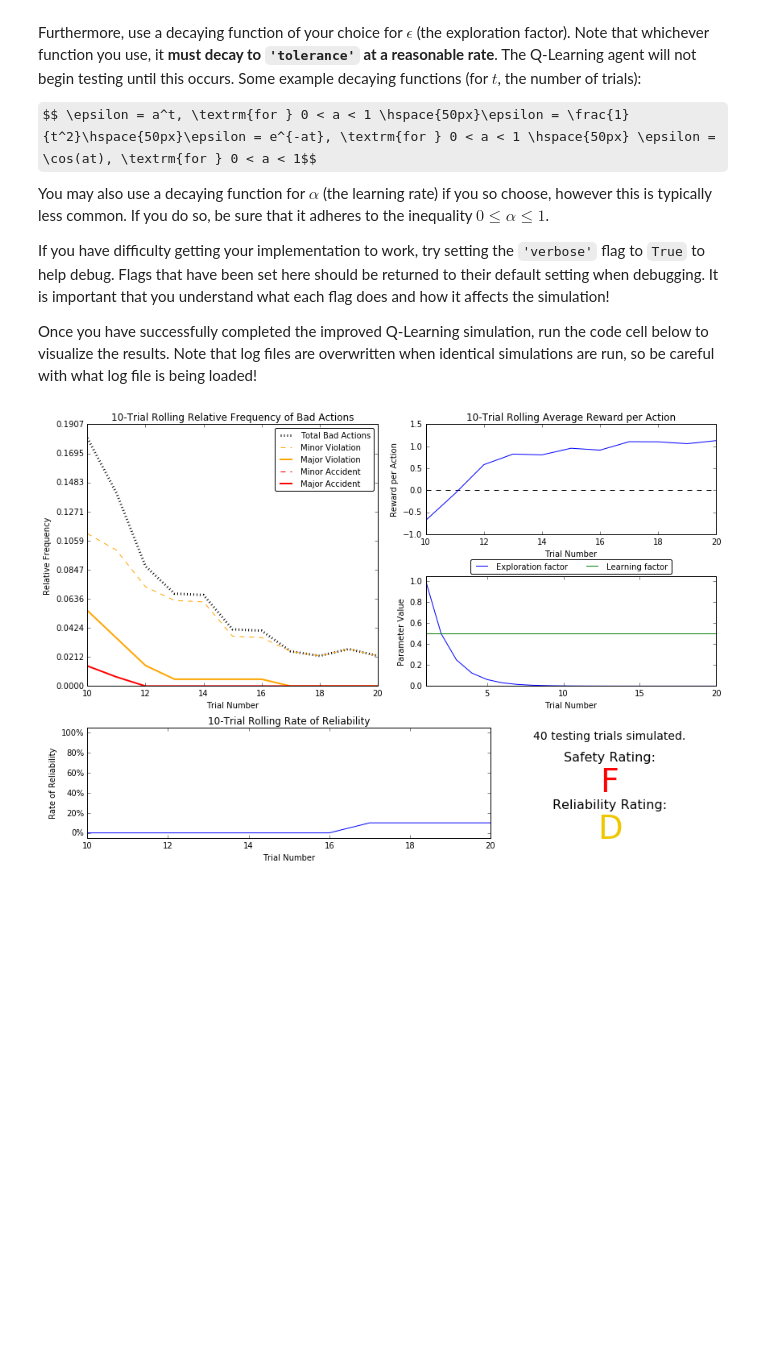
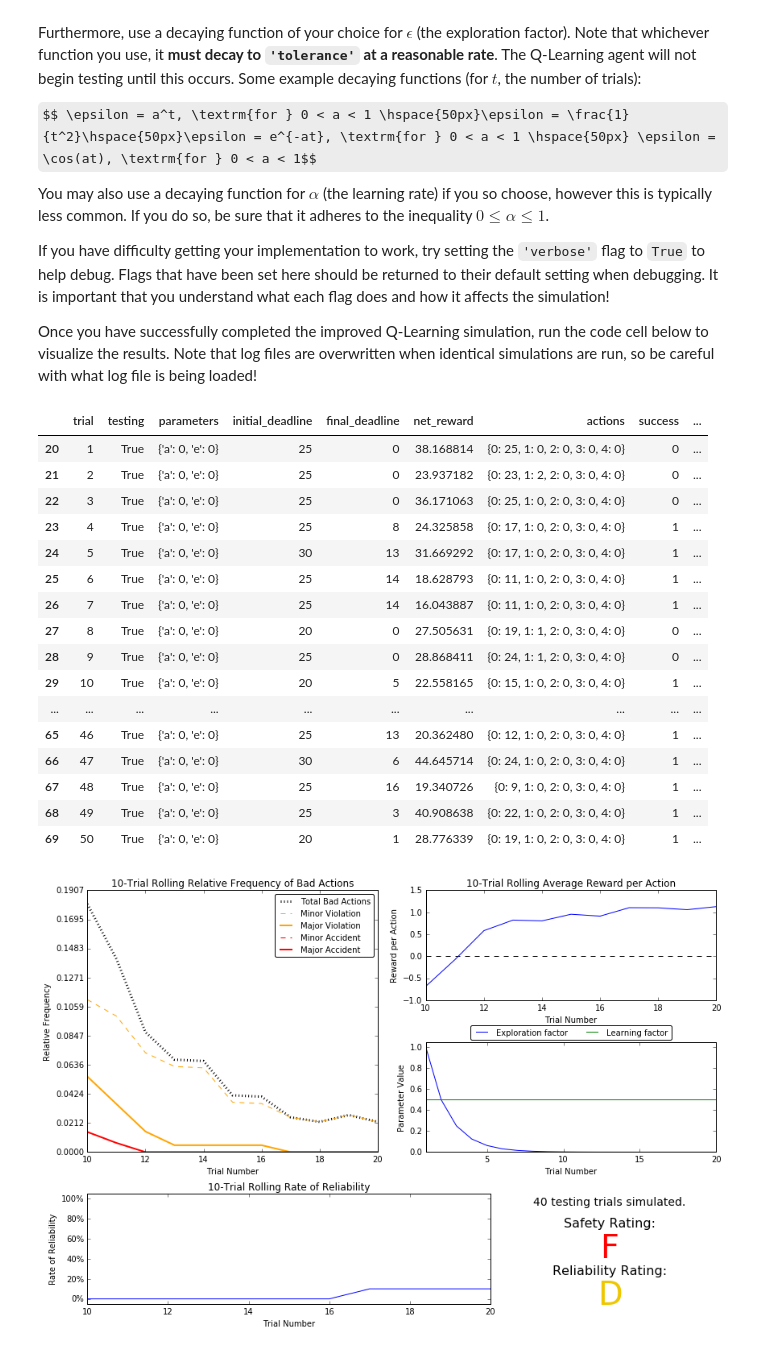
Before and after one commit to vhquang/machine-learning, a Jupyter notebook: projects/smartcab/smartcab.ipynb, the cells around one changed output. Cells and saved outputs as stored; diff of their text form; code cells hidden in the pictures; some formulas as TeX source; blank space fills up the shorter version.

Commit message:
write report function

```diff
--- a/projects/smartcab/smartcab.ipynb
+++ b/projects/smartcab/smartcab.ipynb
@@ -247,6 +248,39 @@ You may also use a decaying function for $\alpha$ (the learning rate) if you so
 If you have difficulty getting your implementation to work, try setting the `'verbose'` flag to `True` to help debug. Flags that have been set here should be returned to their default setting when debugging. It is important that you understand what each flag does and how it affects the simulation!
 
 Once you have successfully completed the improved Q-Learning simulation, run the code cell below to visualize the results. Note that log files are overwritten when identical simulations are run, so be careful with what log file is being loaded!
+# %%
+def load_test_report(filename):
+    df = pd.read_csv('logs/' + filename)
+    df = df[df['testing'] == True]
+    df['actions'] = df['actions'].apply(lambda st: eval(st))
+    df['major_violation'] = df['actions'].apply(lambda x: x[2])
+    df['minor_violation'] = df['actions'].apply(lambda x: x[1])
+    df['minor_accident'] = df['actions'].apply(lambda x: x[3])
+    df['major_accident'] = df['actions'].apply(lambda x: x[4])
+    return df
+
+df = load_test_report('sim_improved-learning.csv')
+# m = df.loc[:, ['action_dict']]
+# m.iloc[0]
+df
+# %% [output]
+|  | trial | testing | parameters | initial_deadline | final_deadline | net_reward | actions | success | ... |
+| 20 | 1 | True | {'a': 0, 'e': 0} | 25 | 0 | 38.168814 | {0: 25, 1: 0, 2: 0, 3: 0, 4: 0} | 0 | ... |
+| 21 | 2 | True | {'a': 0, 'e': 0} | 25 | 0 | 23.937182 | {0: 23, 1: 2, 2: 0, 3: 0, 4: 0} | 0 | ... |
+| 22 | 3 | True | {'a': 0, 'e': 0} | 25 | 0 | 36.171063 | {0: 25, 1: 0, 2: 0, 3: 0, 4: 0} | 0 | ... |
+| 23 | 4 | True | {'a': 0, 'e': 0} | 25 | 8 | 24.325858 | {0: 17, 1: 0, 2: 0, 3: 0, 4: 0} | 1 | ... |
+| 24 | 5 | True | {'a': 0, 'e': 0} | 30 | 13 | 31.669292 | {0: 17, 1: 0, 2: 0, 3: 0, 4: 0} | 1 | ... |
+| 25 | 6 | True | {'a': 0, 'e': 0} | 25 | 14 | 18.628793 | {0: 11, 1: 0, 2: 0, 3: 0, 4: 0} | 1 | ... |
+| 26 | 7 | True | {'a': 0, 'e': 0} | 25 | 14 | 16.043887 | {0: 11, 1: 0, 2: 0, 3: 0, 4: 0} | 1 | ... |
+| 27 | 8 | True | {'a': 0, 'e': 0} | 20 | 0 | 27.505631 | {0: 19, 1: 1, 2: 0, 3: 0, 4: 0} | 0 | ... |
+| 28 | 9 | True | {'a': 0, 'e': 0} | 25 | 0 | 28.868411 | {0: 24, 1: 1, 2: 0, 3: 0, 4: 0} | 0 | ... |
+| 29 | 10 | True | {'a': 0, 'e': 0} | 20 | 5 | 22.558165 | {0: 15, 1: 0, 2: 0, 3: 0, 4: 0} | 1 | ... |
+| ... | ... | ... | ... | ... | ... | ... | ... | ... | ... |
+| 65 | 46 | True | {'a': 0, 'e': 0} | 25 | 13 | 20.362480 | {0: 12, 1: 0, 2: 0, 3: 0, 4: 0} | 1 | ... |
+| 66 | 47 | True | {'a': 0, 'e': 0} | 30 | 6 | 44.645714 | {0: 24, 1: 0, 2: 0, 3: 0, 4: 0} | 1 | ... |
+| 67 | 48 | True | {'a': 0, 'e': 0} | 25 | 16 | 19.340726 | {0: 9, 1: 0, 2: 0, 3: 0, 4: 0} | 1 | ... |
+| 68 | 49 | True | {'a': 0, 'e': 0} | 25 | 3 | 40.908638 | {0: 22, 1: 0, 2: 0, 3: 0, 4: 0} | 1 | ... |
+| 69 | 50 | True | {'a': 0, 'e': 0} | 20 | 1 | 28.776339 | {0: 19, 1: 0, 2: 0, 3: 0, 4: 0} | 1 | ... |
 # %%
 vs.plot_trials('sim_improved-learning-exponent-2.csv')  # ϵ=at
 # %% [output]
```
Also changed, not shown: parts of 3 cells of this notebook.
